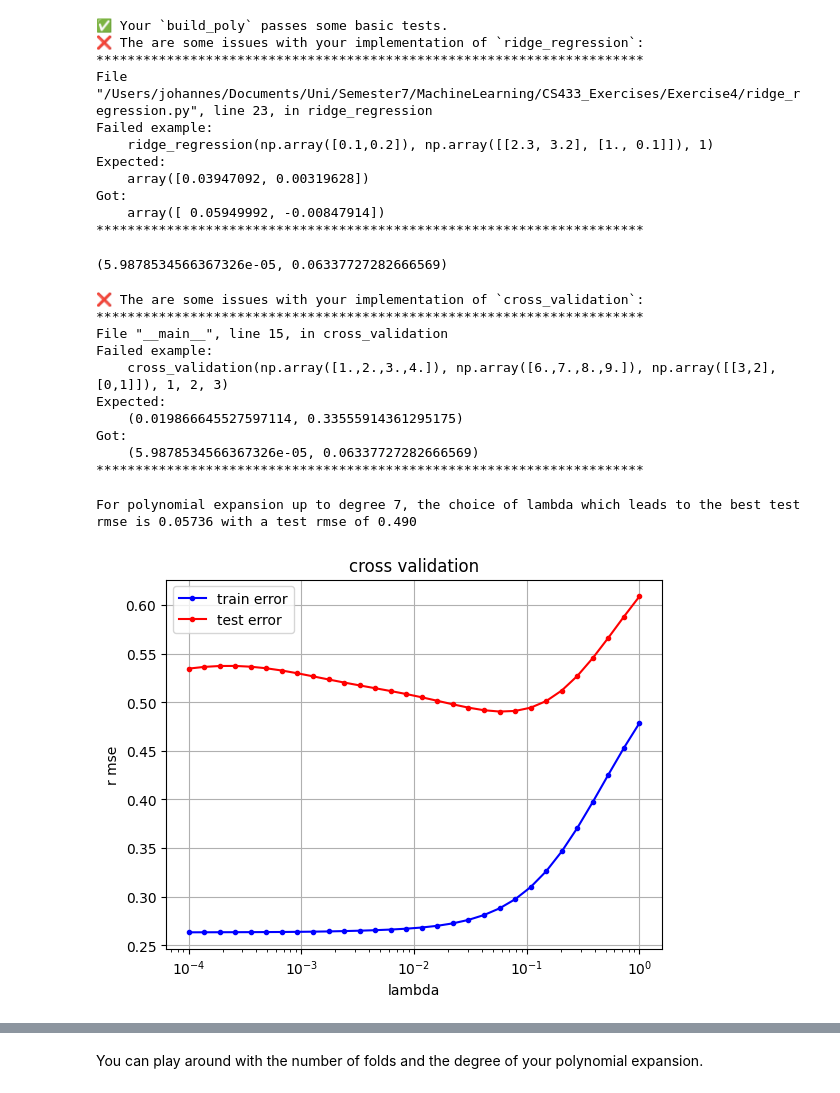
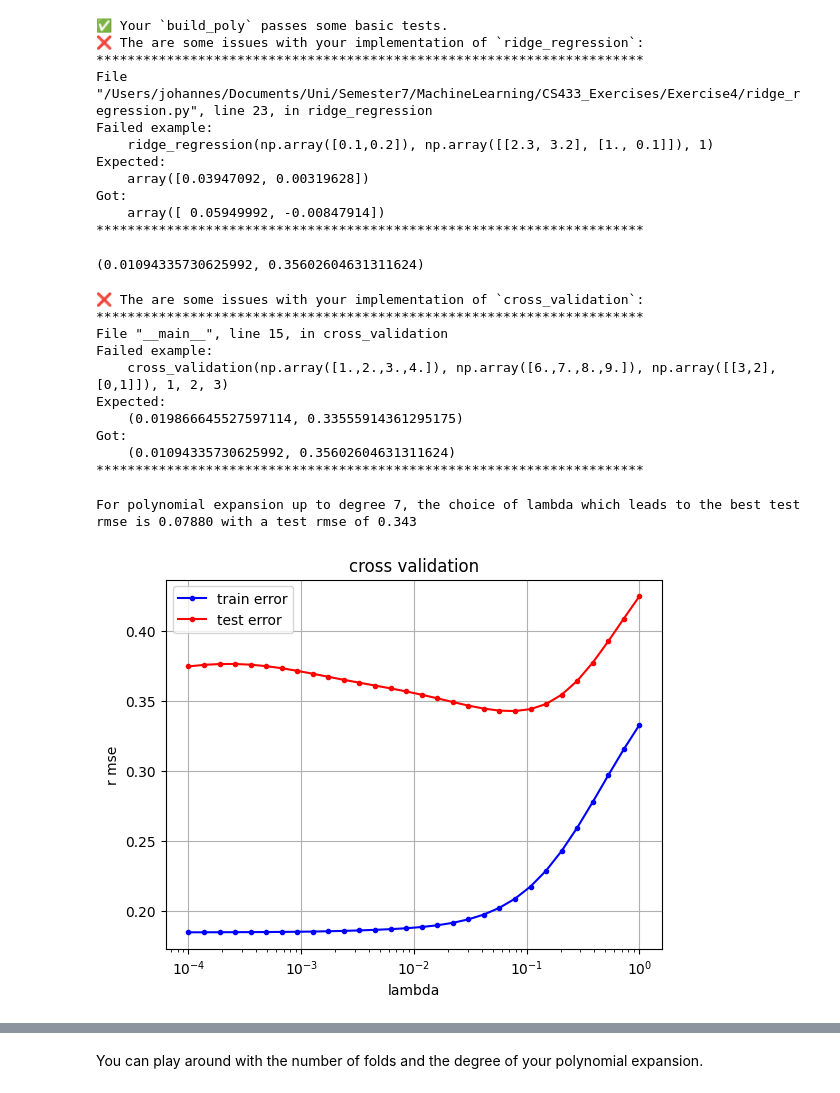
Before and after one commit to johannes-kjaer/CS433_Exercises, a Jupyter notebook: Exercise4/ex04.ipynb, the cells around one changed output, grey strips where cells are left out. Drawn from its saved outputs; the diff is of its cells as text; code cells hidden in the pictures.

```diff
--- a/Exercise4/ex04.ipynb
+++ b/Exercise4/ex04.ipynb
@@ -99,13 +99,13 @@ def cross_validation(y, x, k_indices, k, lambda_, degree):
     w = ridge_regression(yTrain,tx,lambda_)
 
     # calculate the loss for train and test data
-    loss_tr = compute_mse(yTrain,tx,w)
-    loss_te = compute_mse(yTest,build_poly(xTest,degree),w)
+    loss_tr = np.sqrt(2*compute_mse(yTrain,tx,w))
+    loss_te = np.sqrt(2*compute_mse(yTest,build_poly(xTest,degree),w))
     return loss_tr, loss_te
 
 cross_validation(np.array([1.,2.,3.,4.]), np.array([6.,7.,8.,9.]), np.array([[3,2], [0,1]]), 1, 2, 3)
 # %% [output]
-(5.9878534566367326e-05, 0.06337727282666569)
+(0.01094335730625992, 0.35602604631311624)
 # %%
 # can lead to a numerical error if you use an older version than Python 3.9
 test(cross_validation)
@@ -118,7 +118,7 @@ Failed example:
 Expected:
     (0.019866645527597114, 0.33555914361295175)
 Got:
-    (5.9878534566367326e-05, 0.06337727282666569)
+    (0.01094335730625992, 0.35602604631311624)
 **********************************************************************
 # %%
 from plots import cross_validation_visualization
@@ -140,36 +140,36 @@ def cross_validation_demo(degree, k_fold, lambdas):
     # split data in k fold
     k_indices = build_k_indices(y, k_fold, seed)
     # define lists to store the loss of training data and test data
     rmse_tr = np.zeros(len(lambdas))
     rmse_te = np.zeros(len(lambdas))
 
     # cross validation over lambdas
     for i,lambda_ in enumerate(lambdas):
         loss_tr, loss_te = 0,0
         for k in range(k_fold):
             loss_tr_k, loss_te_k = cross_validation(y,x,k_indices,k,lambda_,degree)
             loss_tr += loss_tr_k
             loss_te += loss_te_k
-        rmse_tr[i], rmse_te[i] = 2*np.sqrt(loss_tr/k_fold), 2*np.sqrt(loss_te/k_fold)
+        rmse_tr[i], rmse_te[i] = loss_tr/k_fold, loss_te/k_fold
 
     best_te_rmse_ind = np.argmin(rmse_te)
 
     best_rmse = rmse_te[best_te_rmse_ind]
     best_lambda = lambdas[best_te_rmse_ind]
 
 
     cross_validation_visualization(lambdas, rmse_tr, rmse_te)
     print(
         "For polynomial expansion up to degree %.f, the choice of lambda which leads to the best test rmse is %.5f with a test rmse of %.3f"
         % (degree, best_lambda, best_rmse)
     )
     return best_lambda, best_rmse
 
 
 best_lambda, best_rmse = cross_validation_demo(7, 4, np.logspace(-4, 0, 30))
 # %% [output]
-For polynomial expansion up to degree 7, the choice of lambda which leads to the best test rmse is 0.05736 with a test rmse of 0.490
+For polynomial expansion up to degree 7, the choice of lambda which leads to the best test rmse is 0.07880 with a test rmse of 0.343
-[figure, old version]
+[figure, new version]
 # %% [markdown]
 Your output should look like this for seed = 12, degree = 7 and k_fold = 4:
 
```
Also changed, not shown: parts of 6 cells of this notebook, 4 other files.
